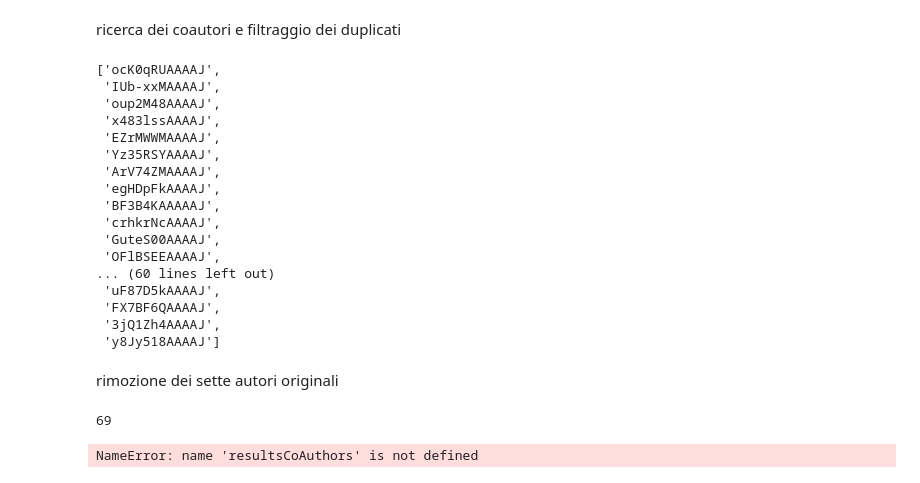
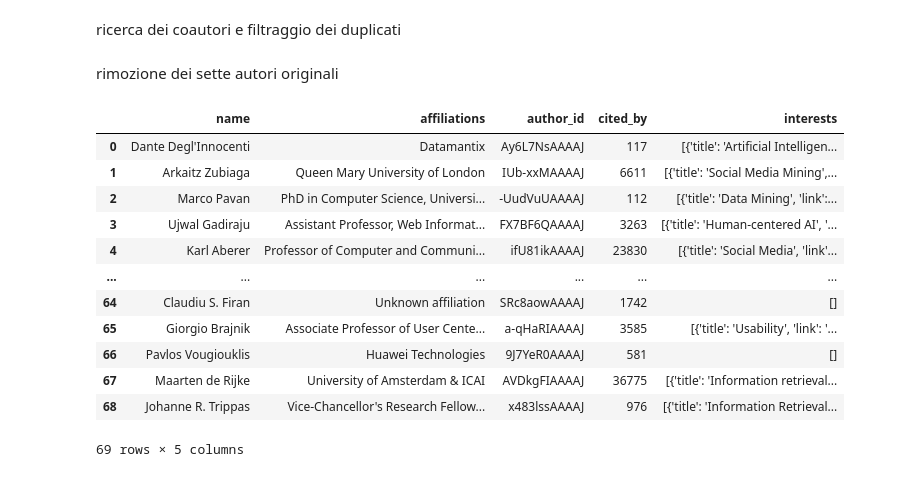
Before and after one commit to TakeOff30/AnalisiGrafoNetworkX, a Jupyter notebook: progetto1_social/progetto1.ipynb, the cells around one changed output. Saved outputs shown, nothing was run; the diff lists cells and outputs as text; code cells hidden in the pictures.

Commit message:
fix interests error on task 2

```diff
--- a/progetto1_social/progetto1.ipynb
+++ b/progetto1_social/progetto1.ipynb
@@ -33,7 +38,7 @@ results = []
 for index, row in nodesDf.iterrows():
     # Per trovare il json
     params = {
-        "api_key": "68a02f21d1aba0067dc456acf08db10a54a40d415213a0ddc8b1bb0ad7ebd15e",
+        "api_key": "defe59bb41320b50cef9e862104451a72a6598012023c6eb73869e48a3dd9c2f",
         "engine": "google_scholar_profiles",
         "hl" : "en",
         "mauthors" : row['name'],
@@ -115,7 +119,7 @@ resultsAuthors = []
 for index, row in nodesDf.iterrows():
     # Per trovare il json
     params2 = {
-        "api_key": "68a02f21d1aba0067dc456acf08db10a54a40d415213a0ddc8b1bb0ad7ebd15e",
+        "api_key": "defe59bb41320b50cef9e862104451a72a6598012023c6eb73869e48a3dd9c2f",
         "engine": "google_scholar_author",
         "hl" : "en",
         "author_id" : row['author_id']
@@ -132,27 +136,13 @@ coAuthors_id =[]
 for author in resultsAuthors:
     for coAuthor in author['co_authors']:
         coAuthors_id.append(coAuthor['author_id'])
+#fare un altro df nella quale teniamo per ogni autore i suoi coautori in modo da poter fare il grafo
+
 coAuthors_id = list(set(coAuthors_id)) #set rimuove i duplicati dall'array
 
 display(coAuthors_id)
+
+#buond
-# %% [output]
-['ocK0qRUAAAAJ',
- 'IUb-xxMAAAAJ',
- 'oup2M48AAAAJ',
- 'x483lssAAAAJ',
- 'EZrMWWMAAAAJ',
- 'Yz35RSYAAAAJ',
- 'ArV74ZMAAAAJ',
- 'egHDpFkAAAAJ',
- 'BF3B4KAAAAAJ',
- 'crhkrNcAAAAJ',
- 'GuteS00AAAAJ',
- 'OFlBSEEAAAAJ',
-... (60 lines left out)
- 'uF87D5kAAAAJ',
- 'FX7BF6QAAAAJ',
- '3jQ1Zh4AAAAJ',
- 'y8Jy518AAAAJ']
 # %% [markdown]
 rimozione dei sette autori originali
 # %%
@@ -161,14 +151,12 @@ for index, row in nodesDf.iterrows():
         coAuthors_id.remove(row['author_id'])
 #display(coAuthors_id)
 print(len(coAuthors_id))
-# %% [output]
-69
 # %%
 resultsCoAuthors = []
 for id in coAuthors_id:
     # Per trovare il json
     params2_1 = {
-        "api_key": "68a02f21d1aba0067dc456acf08db10a54a40d415213a0ddc8b1bb0ad7ebd15e",
+        "api_key": "defe59bb41320b50cef9e862104451a72a6598012023c6eb73869e48a3dd9c2f",
         "engine": "google_scholar_author",
         "hl" : "en",
         "author_id" : id
@@ -179,31 +167,43 @@ for id in coAuthors_id:
 # %%
 author_id = []
 cited_by = []
 interests = []
 name = []
 affiliations = []
 
 for fileJ in resultsCoAuthors:
     name.append(fileJ['author']['name'])
     affiliations.append(fileJ['author']['affiliations'])
     author_id.append(fileJ['search_parameters']['author_id'])
     cited_by.append(fileJ['cited_by']['table'][0]['citations']['all'])
-    #@@@controllo : può essere che alcuni autori non abbiamo l'array interests nel loro profilo
-    # errore keyerror : forse si può usare extend o np.array di nunpy
-    if fileJ['author']['interests']:
-        interests.append(fileJ['author']['interests'])
+    #controllo per vedere se gli autori hanno il campo interests
+    if  'interests' in fileJ['author']:
+        interests = (*interests, (fileJ['author']['interests']))
     else :
-        interests.append(None)
+        interests = (*interests, [] )
+
 
 coAuthorDf = pd.DataFrame({
     'name' : name,
     'affiliations':affiliations,
     'author_id': author_id,
     'cited_by': cited_by,
     'interests':interests
 })
 display(coAuthorDf)
 #nodesDf1 = pd.concat([nodesDf,filtered_results], axis=1)
 #display(nodesDf1)
 # %% [output]
+|  | name | affiliations | author_id | cited_by | interests |
+| 0 | Dante Degl'Innocenti | Datamantix | Ay6L7NsAAAAJ | 117 | [{'title': 'Artificial Intelligen... |
+| 1 | Arkaitz Zubiaga | Queen Mary University of London | IUb-xxMAAAAJ | 6611 | [{'title': 'Social Media Mining',... |
+| 2 | Marco Pavan | PhD in Computer Science, Universi... | -UudVuUAAAAJ | 112 | [{'title': 'Data Mining', 'link':... |
+| 3 | Ujwal Gadiraju | Assistant Professor, Web Informat... | FX7BF6QAAAAJ | 3263 | [{'title': 'Human-centered AI', '... |
+| 4 | Karl Aberer | Professor of Computer and Communi... | ifU81ikAAAAJ | 23830 | [{'title': 'Social Media', 'link'... |
+| ... | ... | ... | ... | ... | ... |
+| 64 | Claudiu S. Firan | Unknown affiliation | SRc8aowAAAAJ | 1742 | [] |
+| 65 | Giorgio Brajnik | Associate Professor of User Cente... | a-qHaRIAAAAJ | 3585 | [{'title': 'Usability', 'link': '... |
+| 66 | Pavlos Vougiouklis | Huawei Technologies | 9J7YeR0AAAAJ | 581 | [] |
+| 67 | Maarten de Rijke | University of Amsterdam & ICAI | AVDkgFIAAAAJ | 36775 | [{'title': 'Information retrieval... |
+| 68 | Johanne R. Trippas | Vice-Chancellor's Research Fellow... | x483lssAAAAJ | 976 | [{'title': 'Information Retrieval... |
-NameError: name 'resultsCoAuthors' is not defined
+69 rows × 5 columns
```
Also changed, not shown: parts of 9 cells of this notebook.
